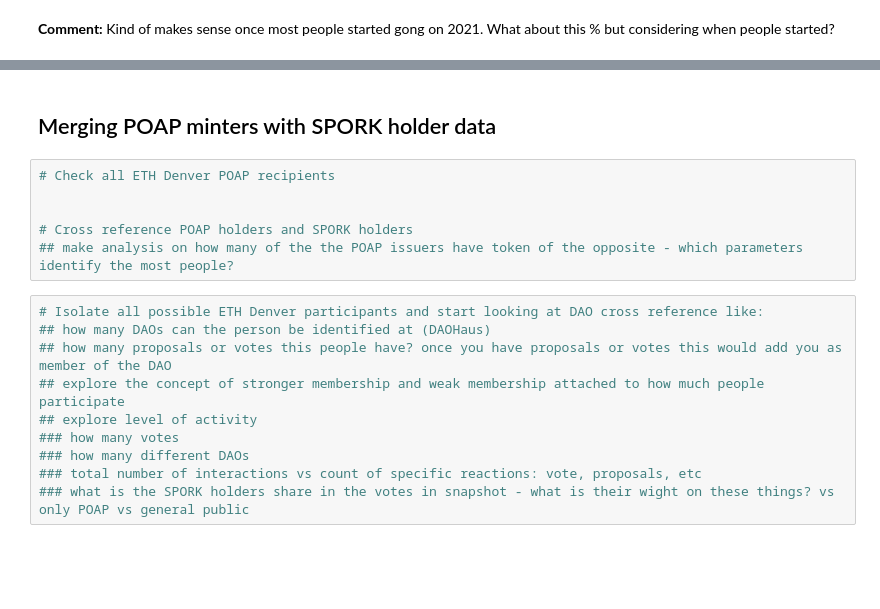
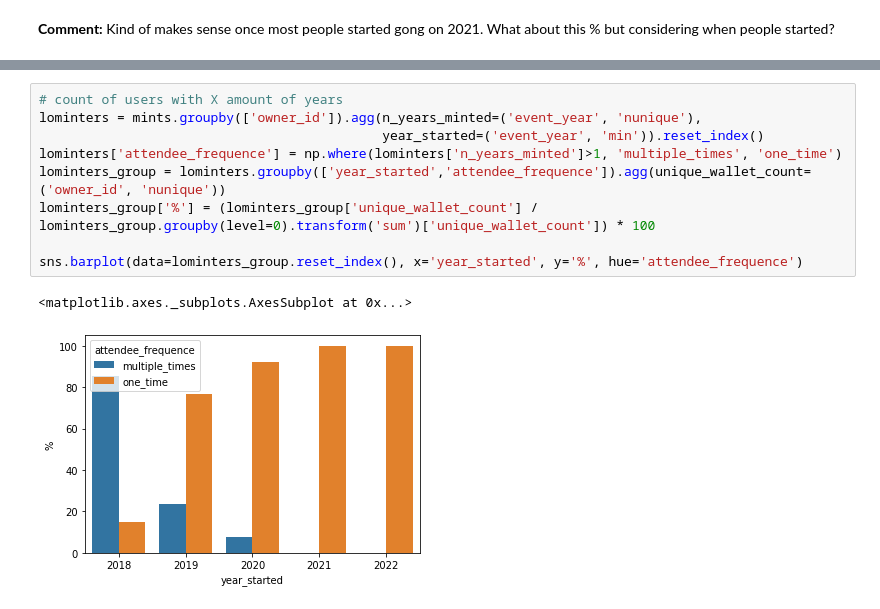
Before and after one commit to fmeiraf/poap_analysis, a Jupyter notebook: analysis/eth_denver_analysis.ipynb, the cells around one changed output, grey strips where cells are left out. Saved outputs shown, nothing was run; the diff lists cells and outputs as text; blank space fills up the shorter version.

```diff
--- a/analysis/eth_denver_analysis.ipynb
+++ b/analysis/eth_denver_analysis.ipynb
@@ -210,18 +196,12 @@ nondenver_g.groupby('event_year').head(5).sort_values(['event_year','attendee_co
-# %% [markdown]
-## Merging POAP minters with SPORK holder data
-# %%
-# Check all ETH Denver POAP recipients
-
-
-# Cross reference POAP holders and SPORK holders
-## make analysis on how many of the the POAP issuers have token of the opposite - which parameters identify the most people?
-# %%
-# Isolate all possible ETH Denver participants and start looking at DAO cross reference like:
-## how many DAOs can the person be identified at (DAOHaus)
-## how many proposals or votes this people have? once you have proposals or votes this would add you as member of the DAO
-## explore the concept of stronger membership and weak membership attached to how much people participate
-## explore level of activity
-### how many votes
-### how many different DAOs
-### total number of interactions vs count of specific reactions: vote, proposals, etc
-### what is the SPORK holders share in the votes in snapshot - what is their wight on these things? vs only POAP vs general public
+# %%
+# count of users with X amount of years
+lominters = mints.groupby(['owner_id']).agg(n_years_minted=('event_year', 'nunique'),
+                                            year_started=('event_year', 'min')).reset_index()
+lominters['attendee_frequence'] = np.where(lominters['n_years_minted']>1, 'multiple_times', 'one_time')
+lominters_group = lominters.groupby(['year_started','attendee_frequence']).agg(unique_wallet_count=('owner_id', 'nunique'))
+lominters_group['%'] = (lominters_group['unique_wallet_count'] / lominters_group.groupby(level=0).transform('sum')['unique_wallet_count']) * 100
+
+sns.barplot(data=lominters_group.reset_index(), x='year_started', y='%', hue='attendee_frequence')
+# %% [output]
+<matplotlib.axes._subplots.AxesSubplot at 0x...>
+[figure, added]
```
Also changed, not shown: parts of 74 cells of this notebook.
